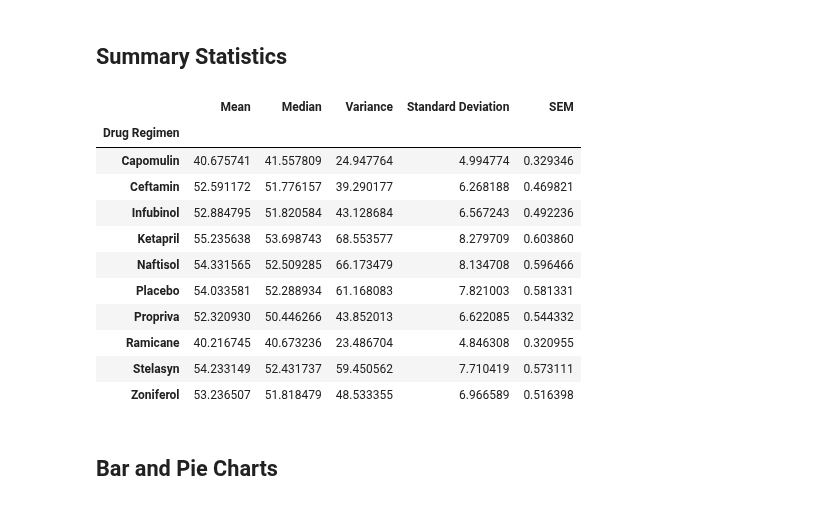
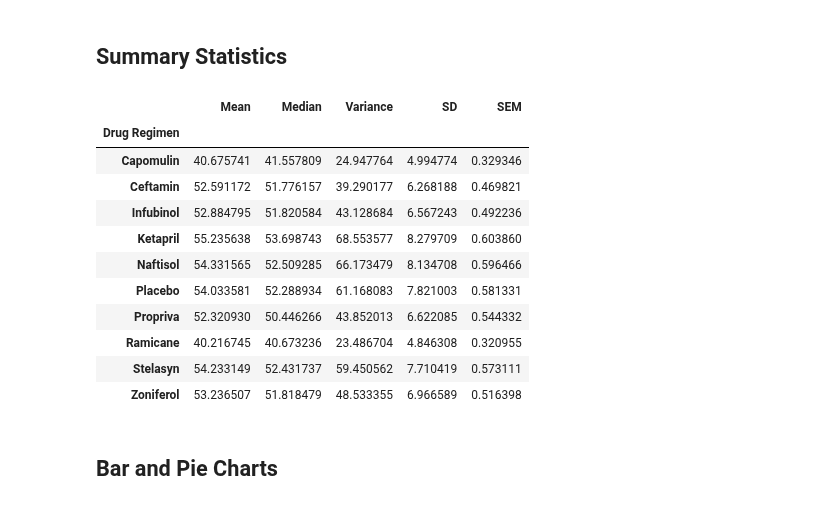
Before and after one commit to rebekahcallkacz/matplotlib-challenge, a Jupyter notebook: Pymaceuticals/main.ipynb, the cells around one changed output. Drawn from its saved outputs; the diff is of its cells as text; code cells hidden in the pictures.

```diff
--- a/Pymaceuticals/main.ipynb
+++ b/Pymaceuticals/main.ipynb
@@ -127,34 +133,3 @@ mice_total_new
 248
 # %% [markdown]
 ## Summary Statistics
-# %%
-# Generate a summary statistics table of mean, median, variance, standard deviation, and SEM of the tumor volume for each regimen
-drug_grouped = study_data_cleaned.groupby('Drug Regimen')['Tumor Volume (mm3)']
-
-drug_mean = drug_grouped.mean()
-drug_median = drug_grouped.median()
-drug_var = drug_grouped.var()
-drug_std = drug_grouped.std()
-drug_sem = drug_grouped.sem()
-# This method is the most straighforward, creating multiple series and putting them all together at the end.
-drug_summary = pd.DataFrame({
-    'Mean':drug_mean,
-    'Median': drug_median,
-    'Variance': drug_var,
-    'Standard Deviation': drug_std,
-    'SEM': drug_sem
-})
-drug_summary
-# %% [output]
-|  | Mean | Median | Variance | Standard Deviation | SEM |
-| Drug Regimen |  |  |  |  |  |
-| Capomulin | 40.675741 | 41.557809 | 24.947764 | 4.994774 | 0.329346 |
-| Ceftamin | 52.591172 | 51.776157 | 39.290177 | 6.268188 | 0.469821 |
-| Infubinol | 52.884795 | 51.820584 | 43.128684 | 6.567243 | 0.492236 |
-| Ketapril | 55.235638 | 53.698743 | 68.553577 | 8.279709 | 0.603860 |
-| Naftisol | 54.331565 | 52.509285 | 66.173479 | 8.134708 | 0.596466 |
-| Placebo | 54.033581 | 52.288934 | 61.168083 | 7.821003 | 0.581331 |
-| Propriva | 52.320930 | 50.446266 | 43.852013 | 6.622085 | 0.544332 |
-| Ramicane | 40.216745 | 40.673236 | 23.486704 | 4.846308 | 0.320955 |
-| Stelasyn | 54.233149 | 52.431737 | 59.450562 | 7.710419 | 0.573111 |
-| Zoniferol | 53.236507 | 51.818479 | 48.533355 | 6.966589 | 0.516398 |
@@ -165,3 +136,26 @@ drug_summary
+# %%
+#Determine summary statistics of tumor volume by drug regimen
+drug_summary = study_data_cleaned.groupby(['Drug Regimen'])['Tumor Volume (mm3)'].agg(['mean', 'median', 'var', 'std', 'sem'])
+drug_summary.rename(columns={
+    'mean': 'Mean',
+    'median': 'Median',
+    'var': 'Variance',
+    'std': 'SD',
+    'sem': 'SEM'
+})
+# %% [output]
+|  | Mean | Median | Variance | SD | SEM |
+| Drug Regimen |  |  |  |  |  |
+| Capomulin | 40.675741 | 41.557809 | 24.947764 | 4.994774 | 0.329346 |
+| Ceftamin | 52.591172 | 51.776157 | 39.290177 | 6.268188 | 0.469821 |
+| Infubinol | 52.884795 | 51.820584 | 43.128684 | 6.567243 | 0.492236 |
+| Ketapril | 55.235638 | 53.698743 | 68.553577 | 8.279709 | 0.603860 |
+| Naftisol | 54.331565 | 52.509285 | 66.173479 | 8.134708 | 0.596466 |
+| Placebo | 54.033581 | 52.288934 | 61.168083 | 7.821003 | 0.581331 |
+| Propriva | 52.320930 | 50.446266 | 43.852013 | 6.622085 | 0.544332 |
+| Ramicane | 40.216745 | 40.673236 | 23.486704 | 4.846308 | 0.320955 |
+| Stelasyn | 54.233149 | 52.431737 | 59.450562 | 7.710419 | 0.573111 |
+| Zoniferol | 53.236507 | 51.818479 | 48.533355 | 6.966589 | 0.516398 |
 # %% [markdown]
 ## Bar and Pie Charts
 # %%
```
Also changed, not shown: parts of 12 cells of this notebook, 3 other files.
